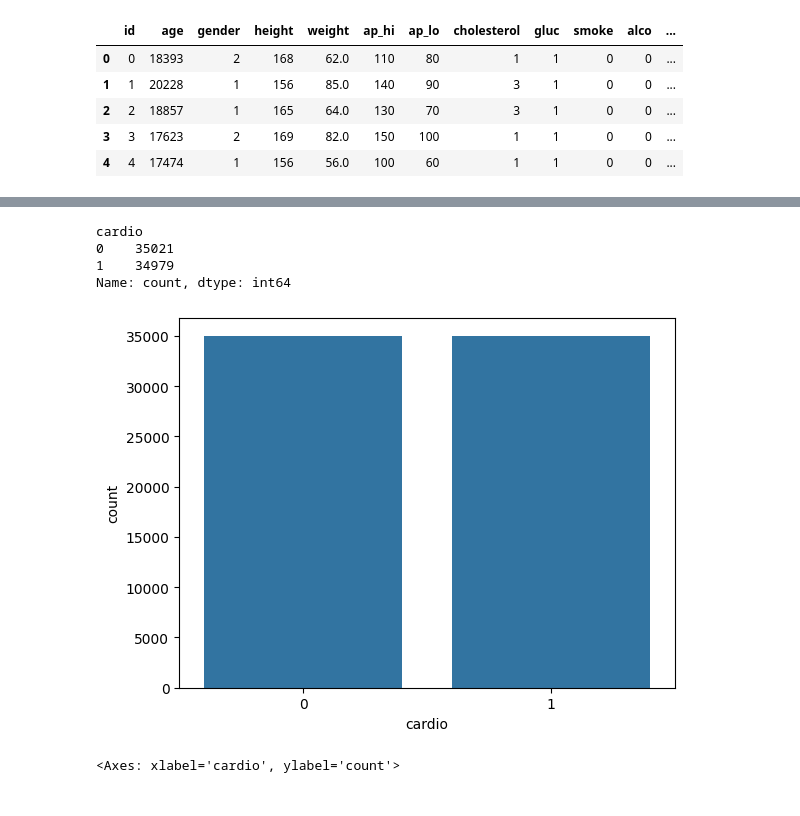
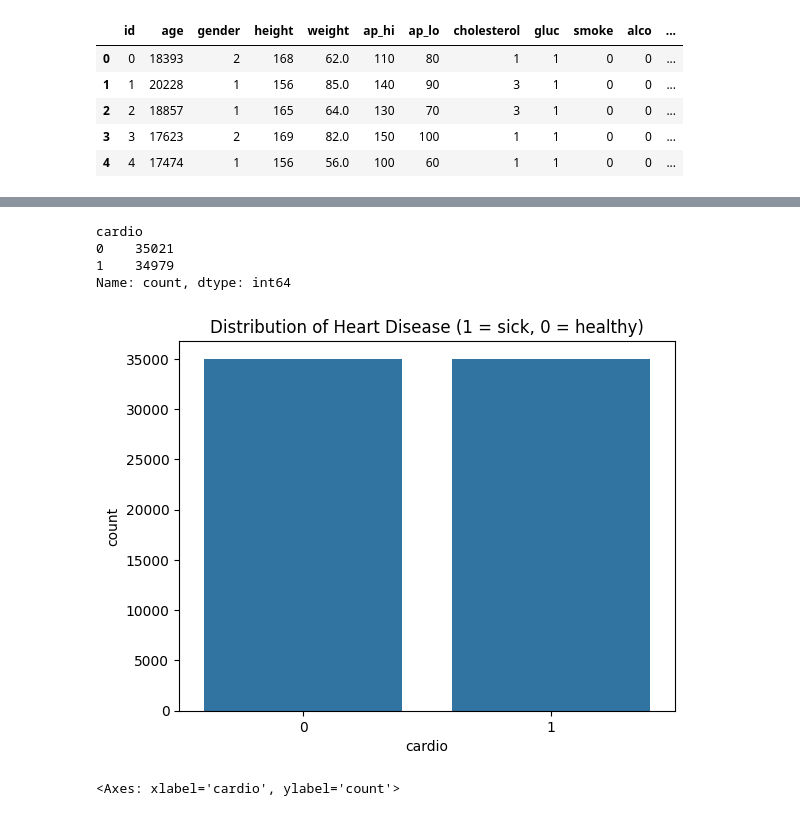
Before and after one commit to SFredin1/Machine-learning-AI23, a Jupyter notebook: Lab/Lab.ipynb, the cells around one changed output, grey strips where cells are left out. Saved outputs shown, nothing was run; the diff lists cells and outputs as text; code cells hidden in the pictures.

```diff
--- a/Lab/Lab.ipynb
+++ b/Lab/Lab.ipynb
@@ -56,22 +56,18 @@ cardio.describe()
 # %%
 # 1.1 a) Hjärtkärlsjukdom
 # 1 = sjuk, 0 = frisk
 print(cardio["cardio"].value_counts())
 
 # plot Hjärtkärlsjukdom
 sns.countplot(x="cardio", data=cardio)
-
-# Plota interalktivt med plotLy
-# fig = px.line(cardio, x="cardio", title="Hjärtkärlsjukdom")
-# fig.show()
-# fig = px.histogram(cardio, x="cardio", title="Hjärtkärlsjukdom")
-# fig.show()
+plt.title("Distribution of Heart Disease (1 = sick, 0 = healthy)")
+plt.show()
 # %% [output]
 cardio
 0    35021
 1    34979
 Name: count, dtype: int64
-[figure, old version]
+[figure, new version]
 # %%
 # plot Hjärtkärlsjukdom
 sns.countplot(x="cardio", data=cardio)
```
Also changed, not shown: parts of 29 cells of this notebook, 4 other files.
